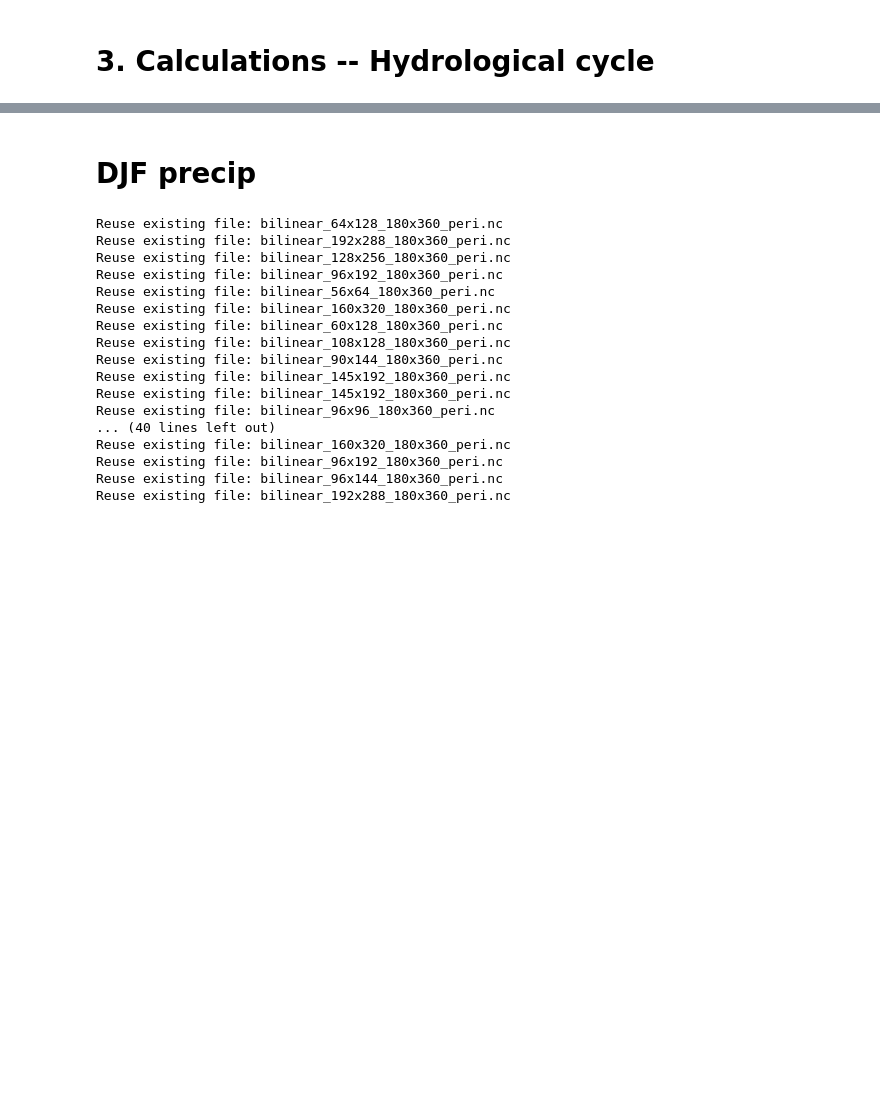
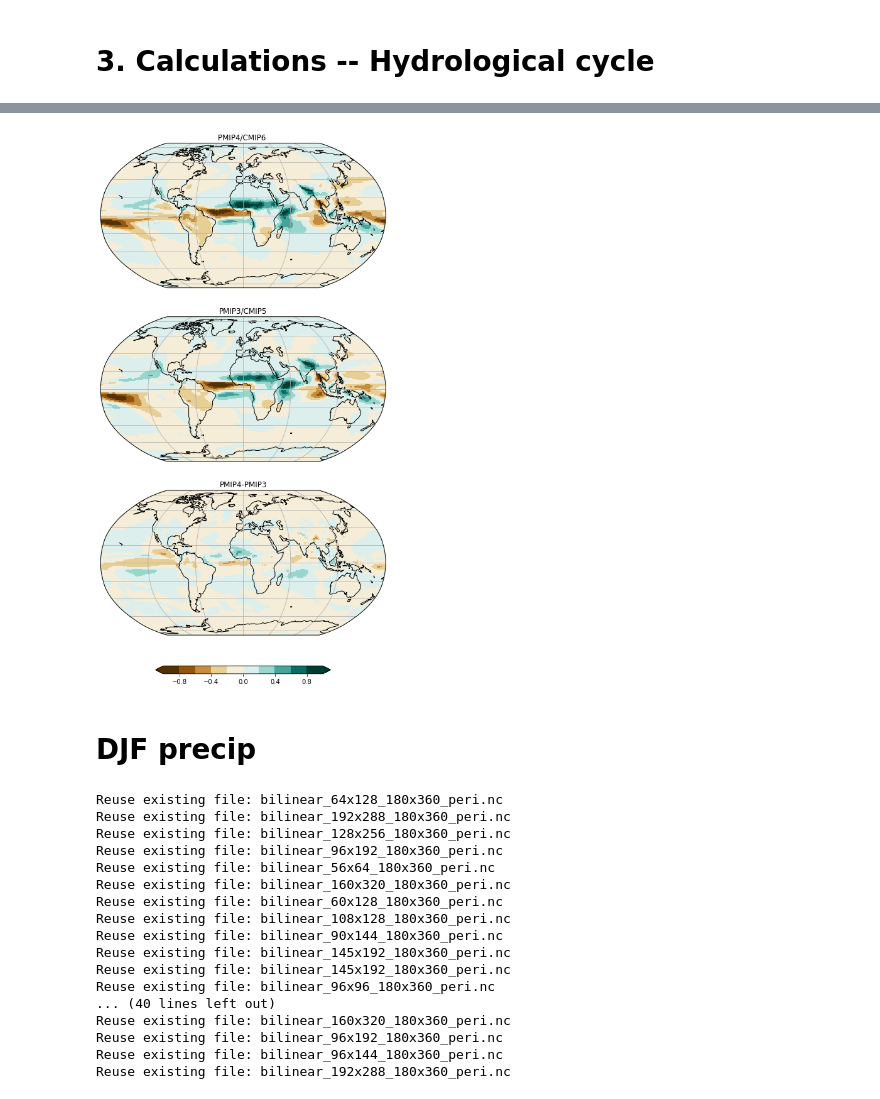
Before and after one commit to ucfahao/PMIP4-midHolocene, a Jupyter notebook: notebooks/PMIP4_MH_Ensembles_pr.ipynb, the cells around one changed output, grey strips where cells are left out. Cells and saved outputs as stored; diff of their text form; code cells hidden in the pictures; blank space fills up the shorter version.

```diff
--- a/notebooks/PMIP4_MH_Ensembles_pr.ipynb
+++ b/notebooks/PMIP4_MH_Ensembles_pr.ipynb
@@ -29,7 +31,7 @@ import mpl_toolkits.axisartist.grid_finder as GF
 pmip_v4='PMIP4'
 pmip_v3='PMIP3'
 pmip={}
-pmip['PMIP4']=['AWI-CM-1-1-LR',
+pmip['PMIP4']=['AWI-ESM-1-1-LR',
                'CESM2',
                'EC-EARTH-3-3',
                'FGOALS-f3-L',
@@ -130,9 +132,8 @@ def ensemble_mean(pmip_v):
             average=(n*average+var_1x1)/(n+1)
             n=n+1
     ensemble_ave_r=np.zeros((180,360))
-    for r in range(180):
-        for c in range(360):
-            ensemble_ave_r[r][c]=average[r][c-180]
+    for c in range(360):
+        ensemble_ave_r[:,c]=average[:,c-180]
     return ensemble_ave_r
 
 #This function will calculate the difference between experiment and piControl for each model,
@@ -159,12 +160,8 @@ def ensemble_mean_diffence(pmip_v,experiment_name,variable_name):
                 average=(n*average+diff_1x1)/(n+1)
                 n=n+1
     ensemble_diff_r=np.zeros((180,360))
-    for r in range(180):
-        for c in range(360):
-            ensemble_diff_r[r][c]=average[r][c-180]
-    f3='model_lists/%s_%s_%s_ave_modellist.csv' %(experiment_name,variable_name,pmip_v)
-    modellist=pd.DataFrame(model_list)
-    modellist.to_csv(f3)
+    for c in range(360):
+        ensemble_diff_r[:,c]=average[:,c-180]
     return ensemble_diff_r
 
 #This function will calculate the difference between experiment and piControl for each model,
@@ -191,12 +188,8 @@ def ensemble_stddev(pmip_v,experiment_name,variable_name):
     data=np.array(dataset)
     std=np.std(data,axis=0)
     stddev_diff_r=np.zeros((180,360))
-    for r in range(180):
-        for c in range(360):
-            stddev_diff_r[r][c]=std[r][c-180]
-    f3='model_lists/%s_%s_%s_std_modellist.csv' %(experiment_name,variable_name,pmip_v)
-    modellist=pd.DataFrame(model_list)
-    modellist.to_csv(f3)
+    for c in range(360):
+        stddev_diff_r[:,c]=std[:,c-180]
     return stddev_diff_r
 # %%
 #This fuction will plot Robinson projected Geo2D map for averaged precipitation rate in mm/day
@@ -253,0 +249,13 @@ def pr_std_plot(data4,data3,experiment_name,variable_name):
+# %%
+experiment_name='midHolocene'
+variable_name='pr_spatialmean_ann'
+
+
+pr_ann_ensemble_ave_v3=ensemble_mean_diffence(pmip_v3,experiment_name,variable_name)
+pr_ann_ensemble_std_v3=ensemble_stddev(pmip_v3,experiment_name,variable_name)
+#PMIP4
+
+pr_ann_ensemble_ave_v4=ensemble_mean_diffence(pmip_v4,experiment_name,variable_name)
+pr_ann_ensemble_std_v4=ensemble_stddev(pmip_v4,experiment_name,variable_name)
+#diff
+pr_ann_ensemble_diff=pr_ann_ensemble_ave_v4-pr_ann_ensemble_ave_v3
@@ -254,3 +280,7 @@ def pr_std_plot(data4,data3,experiment_name,variable_name):
+# %%
+pr_ave_plot1(pr_ann_ensemble_ave_v4,pr_ann_ensemble_ave_v3,pr_ann_ensemble_diff,'midHolocene','pr_spatialmean_ann')
+# %% [output]
+[figure, added]
 # %% [markdown]
 # DJF precip
 # %%
```
Also changed, not shown: parts of 14 cells of this notebook, 4 other files.
